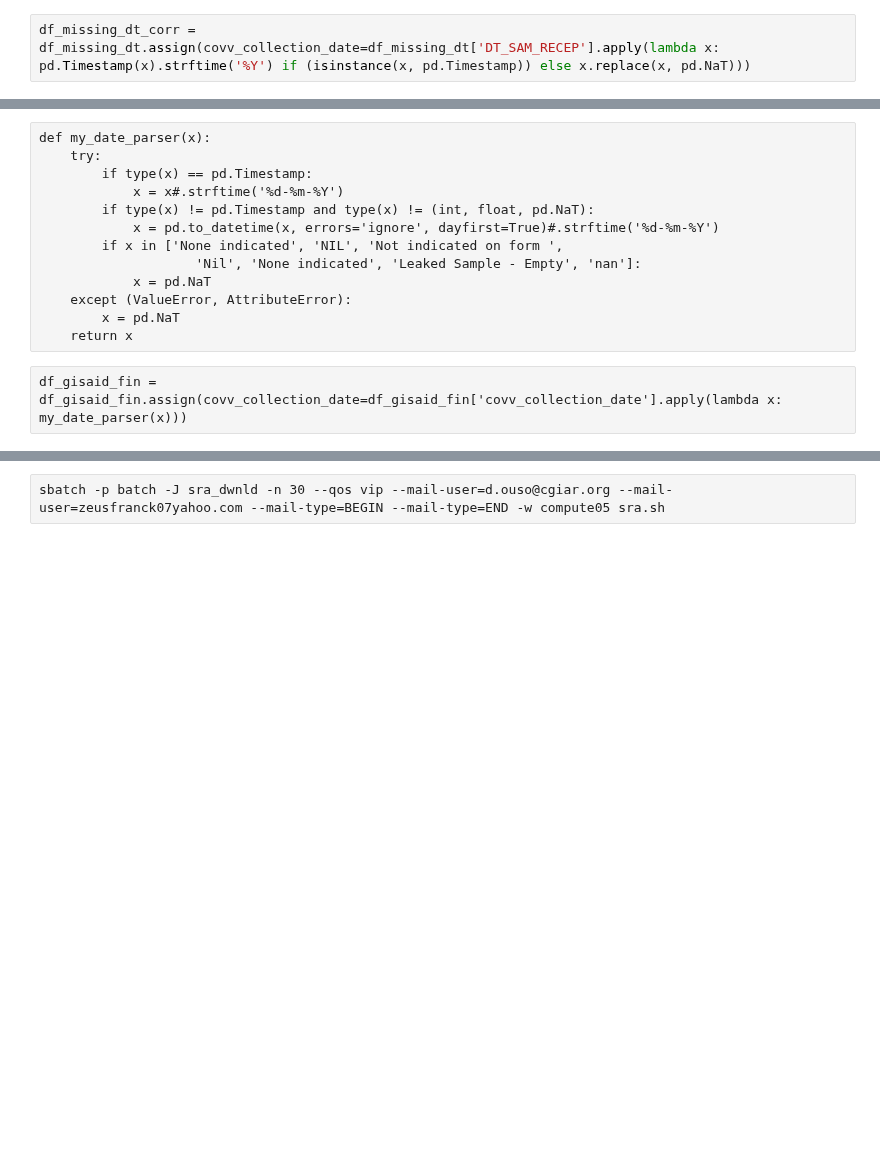
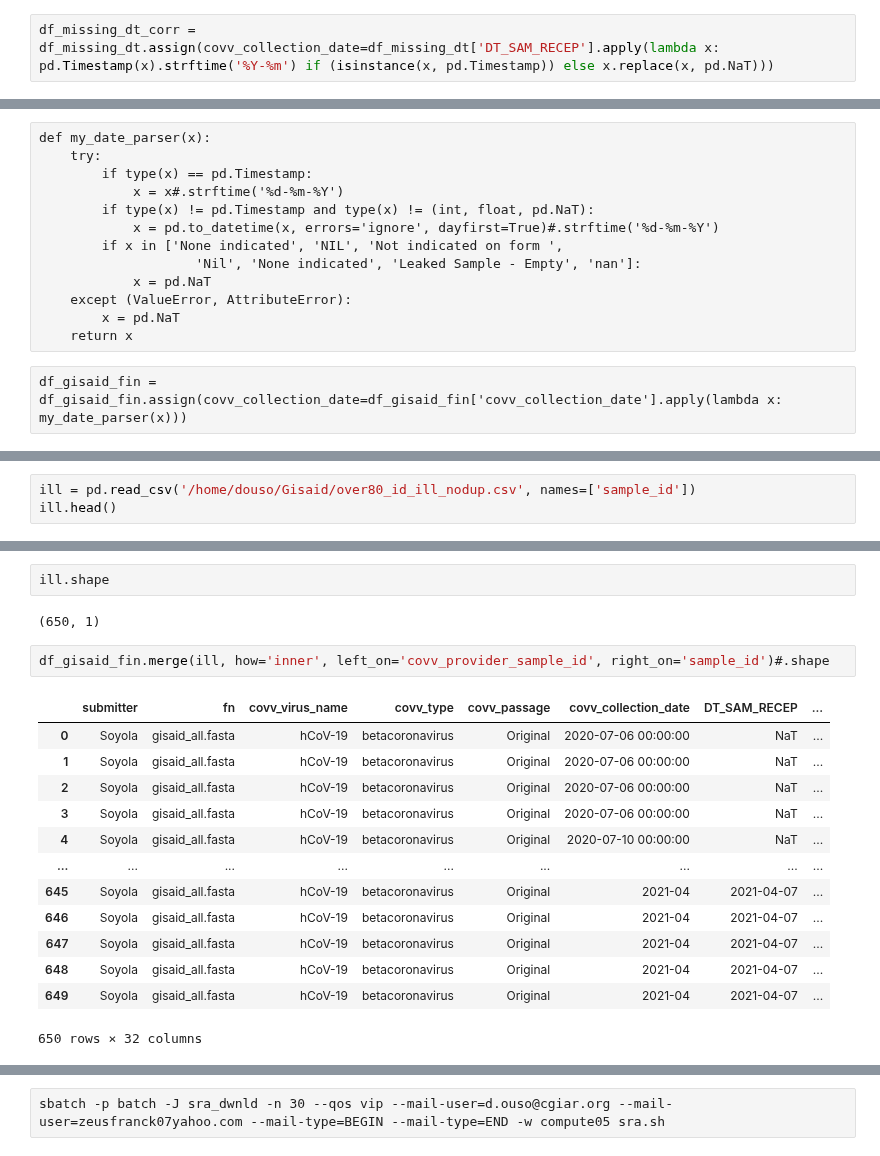
Before and after one commit to ousodaniel/SARS-CoV-2-Data-Workflows, a Jupyter notebook: gisaid_submissions.ipynb, the cells around one changed output, grey strips where cells are left out. Drawn from its saved outputs; the diff is of its cells as text; blank space fills up the shorter version.

```diff
--- a/gisaid_submissions.ipynb
+++ b/gisaid_submissions.ipynb
@@ -233,6 +339,6 @@ df_gisaid_sub.columns = gisaid_cols
 df_dt = df_gisaid_sub[df_gisaid_sub['covv_collection_date'].isna() == False]
 df_missing_dt = df_gisaid_sub[df_gisaid_sub['covv_collection_date'].isna() == True]
 # %%
-df_missing_dt_corr = df_missing_dt.assign(covv_collection_date=df_missing_dt['DT_SAM_RECEP'].apply(lambda x: pd.Timestamp(x).strftime('%Y') if (isinstance(x, pd.Timestamp)) else x.replace(x, pd.NaT)))
+df_missing_dt_corr = df_missing_dt.assign(covv_collection_date=df_missing_dt['DT_SAM_RECEP'].apply(lambda x: pd.Timestamp(x).strftime('%Y-%m') if (isinstance(x, pd.Timestamp)) else x.replace(x, pd.NaT)))
 # %%
 df_gisaid_fin = df_dt.append(df_missing_dt_corr)
@@ -275,0 +400,3 @@ memory usage: 152.0+ KB
+# %%
+ill = pd.read_csv('/home/douso/Gisaid/over80_id_ill_nodup.csv', names=['sample_id'])
+ill.head()
@@ -275,0 +410,20 @@ memory usage: 152.0+ KB
+# %%
+ill.shape
+# %% [output]
+(650, 1)
+# %%
+df_gisaid_fin.merge(ill, how='inner', left_on='covv_provider_sample_id', right_on='sample_id')#.shape
+# %% [output]
+|  | submitter | fn | covv_virus_name | covv_type | covv_passage | covv_collection_date | DT_SAM_RECEP | ... |
+| 0 | Soyola | gisaid_all.fasta | hCoV-19 | betacoronavirus | Original | 2020-07-06 00:00:00 | NaT | ... |
+| 1 | Soyola | gisaid_all.fasta | hCoV-19 | betacoronavirus | Original | 2020-07-06 00:00:00 | NaT | ... |
+| 2 | Soyola | gisaid_all.fasta | hCoV-19 | betacoronavirus | Original | 2020-07-06 00:00:00 | NaT | ... |
+| 3 | Soyola | gisaid_all.fasta | hCoV-19 | betacoronavirus | Original | 2020-07-06 00:00:00 | NaT | ... |
+| 4 | Soyola | gisaid_all.fasta | hCoV-19 | betacoronavirus | Original | 2020-07-10 00:00:00 | NaT | ... |
+| ... | ... | ... | ... | ... | ... | ... | ... | ... |
+| 645 | Soyola | gisaid_all.fasta | hCoV-19 | betacoronavirus | Original | 2021-04 | 2021-04-07 | ... |
+| 646 | Soyola | gisaid_all.fasta | hCoV-19 | betacoronavirus | Original | 2021-04 | 2021-04-07 | ... |
+| 647 | Soyola | gisaid_all.fasta | hCoV-19 | betacoronavirus | Original | 2021-04 | 2021-04-07 | ... |
+| 648 | Soyola | gisaid_all.fasta | hCoV-19 | betacoronavirus | Original | 2021-04 | 2021-04-07 | ... |
+| 649 | Soyola | gisaid_all.fasta | hCoV-19 | betacoronavirus | Original | 2021-04 | 2021-04-07 | ... |
+650 rows × 32 columns
```
Also changed, not shown: parts of 67 cells of this notebook.
